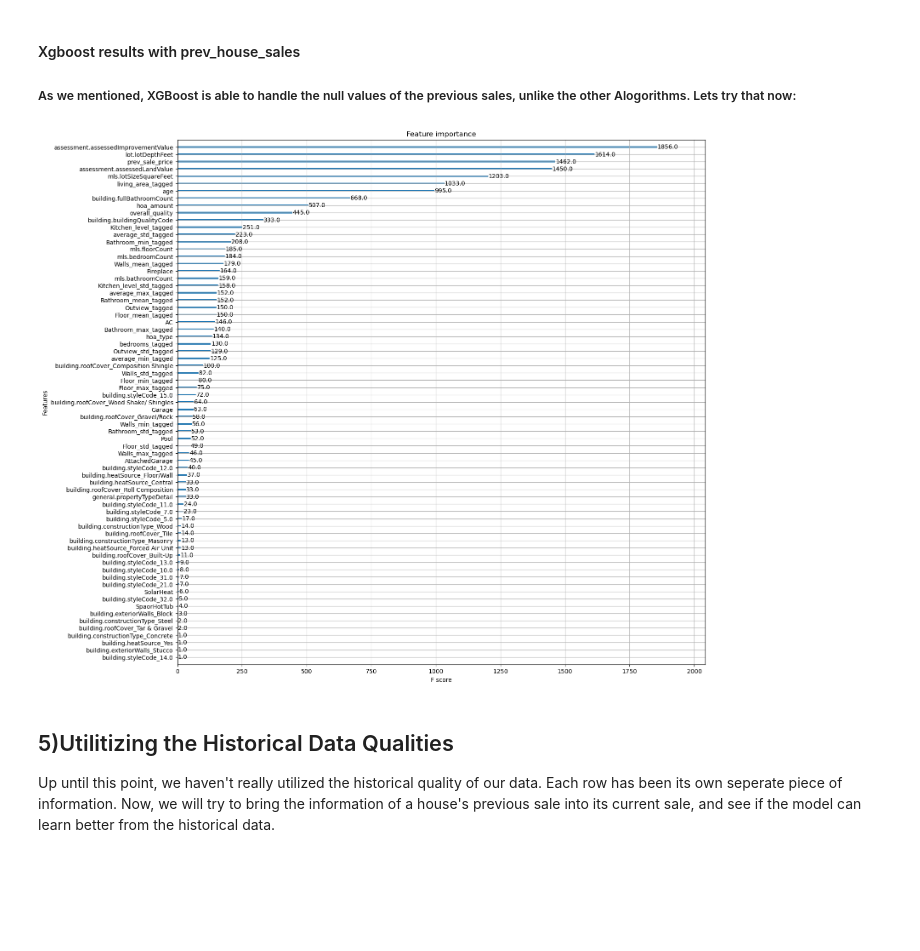
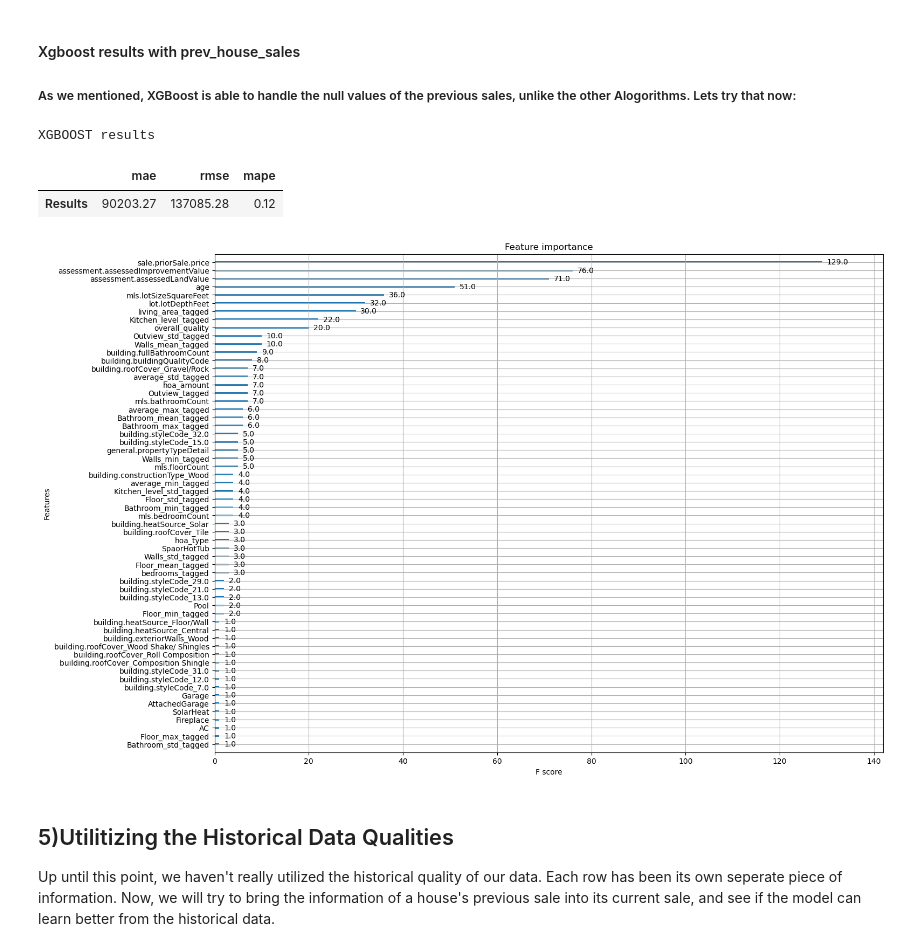
Before and after one commit to shuafriedman/msc-ml-datamining, a Jupyter notebook: Machine_Learning/project/v3/notebooks/main_notebook.ipynb, the cells around one changed output. Drawn from its saved outputs; the diff is of its cells as text; code cells hidden in the pictures; blank space fills up the shorter version.

```diff
--- a/Machine_Learning/project/v3/notebooks/main_notebook.ipynb
+++ b/Machine_Learning/project/v3/notebooks/main_notebook.ipynb
@@ -773,12 +774,13 @@ warnings.filterwarnings('ignore', module='sklearn')
 
 def get_metrics(y_test, y_pred):
     mae = mean_absolute_error(y_test, y_pred)
-    mse = mean_squared_error(y_test, y_pred)
-    rmse = np.sqrt(mse)
+    rmse = mean_squared_error(y_test, y_pred, squared=False)
     mape = mean_absolute_percentage_error(y_test, y_pred)
-    return pd.Series({'mae': mae, 'mse': mse, 'rmse': rmse, 'mape': mape})
+    return pd.Series({'mae': mae, 'rmse': rmse, 'mape': mape})
 
 def model_training(x_train, y_train, x_test, y_test):
+
+    #Set the parameters for the grid search
     svr_param_grid={"C": [1e0, 1e1, 1e2, 1e3], "gamma": np.logspace(-2, 2, 5)},
     kr_param_grid = {'alpha': [0.1, 0.5, 1, 5, 10, 100],
                     'gamma': [0.1, 0.5, 1, 5, 10, 100]}
@@ -786,24 +788,28 @@ def model_training(x_train, y_train, x_test, y_test):
     lasso_alphas = np.array([1e-5, 5e-5, 0.0001, 0.0005])
     elastic_l1_ratios = np.linspace(0.1, 0.9, 5)
 
+    #Instantiate the Grid Searches
     kr  = GridSearchCV(KernelRidge(), kr_param_grid, cv=5, scoring='neg_mean_squared_error')
     svr  = GridSearchCV(SVR(), svr_param_grid, cv=5, scoring='neg_mean_squared_error')
     ridgeCV = RidgeCV(alphas=ridge_alphas,store_cv_values=True)
-    lassoCV = LassoCV(alphas=lasso_alphas, max_iter=5e4,cv=3)
-    elasticNetCV = ElasticNetCV(alphas=lasso_alphas, l1_ratio=elastic_l1_ratios, max_iter=1e4)
+    lassoCV = LassoCV(alphas=lasso_alphas, cv=3)
+    elasticNetCV = ElasticNetCV(alphas=lasso_alphas, l1_ratio=elastic_l1_ratios)
 
+    #Fit the Grid Searches
     svr.fit(x_train, y_train)
     kr.fit(x_train, y_train)
     ridgeCV.fit(x_train, y_train)
     lassoCV.fit(x_train, y_train)
     elasticNetCV.fit(x_train, y_train)
 
+    #Get the predictions
     y_svr = svr.predict(x_test)
     y_kr = kr.predict(x_test)
     y_ridgecv=ridgeCV.predict(x_test)
     y_lasso=lassoCV.predict(x_test)
     y_elastic=elasticNetCV.predict(x_test)
 
+    #Get the metrics
     svr_results = get_metrics(y_test, y_svr)
     kr_results = get_metrics(y_test, y_kr)
     ridgeCV_results = get_metrics(y_test, y_ridgecv)
@@ -811,23 +817,23 @@ def model_training(x_train, y_train, x_test, y_test):
     elasticNetCV_results = get_metrics(y_test, y_elastic)
     labels = ['SVR','KRR','Ridge', 'Lasso', 'ElasticNet']
 
-    #make dataframe
+    #Make a dataframe of the results
     rmse_df = pd.DataFrame([svr_results, kr_results, ridgeCV_results, lassoCV_results, elasticNetCV_results], index=labels)
     return rmse_df
 
 def get_xgboost(x_train, y_train, x_test, y_test):
     params = {
-        'gamma': [0.5, 1, 5],
         # 'colsample_bytree': [0.8, 1.0],
-        'max_depth': [3, 5, 9],
-        'learning_rate': [0.1, 0.3],
-        'n_estimators': [300, 500, 700, 800]
+        'max_depth': [3, 5, 9]
+        # 'learning_rate': [0.1, 0.3]
+        # 'n_estimators': [300, 500, 700, 800]
         }
     xgboost_model = GridSearchCV(xgboost.XGBRegressor(), params, cv=5, scoring='neg_mean_squared_error', n_jobs=-1)
     xgboost_model.fit(x_train, y_train)
     y_pred = xgboost_model.predict(x_test)
-    results = get_metrics(y_test, y_pred)
-    return results, xgboost_model
+    #make dataframe from the results Series
+    results = pd.DataFrame(get_metrics(y_test, y_pred), columns=['Results']).transpose()
+    return results, xgboost_model.best_estimator_
 # %% [markdown]
 #### Modeling **With Out** Previous Sales
 
@@ -848,14 +870,20 @@ x_train, x_test, y_train, y_test = process_data(train, with_prev_sales=True)
 
 xgboost_results, xgb= get_xgboost(x_train, y_train, x_test, y_test)
 
-print('XGBOOST results: ', xgboost_results)
+print('XGBOOST results')
+#expand column width
+xgboost_results
+# %% [output]
+XGBOOST results
+|  | mae | rmse | mape |
+| Results | 90203.27 | 137085.28 | 0.12 |
 # %%
 #plot feature importance
 xgboost.plot_importance(xgb)
-plt.rcParams['figure.figsize'] = [12, 12]
+plt.rcParams['figure.figsize'] = [16, 12]
 plt.show()
 # %% [output]
-[figure, old version]
+[figure, new version]
 # %% [markdown]
 ## 5)Utilitizing the Historical Data Qualities
 
```
Also changed, not shown: parts of 22 cells of this notebook.
